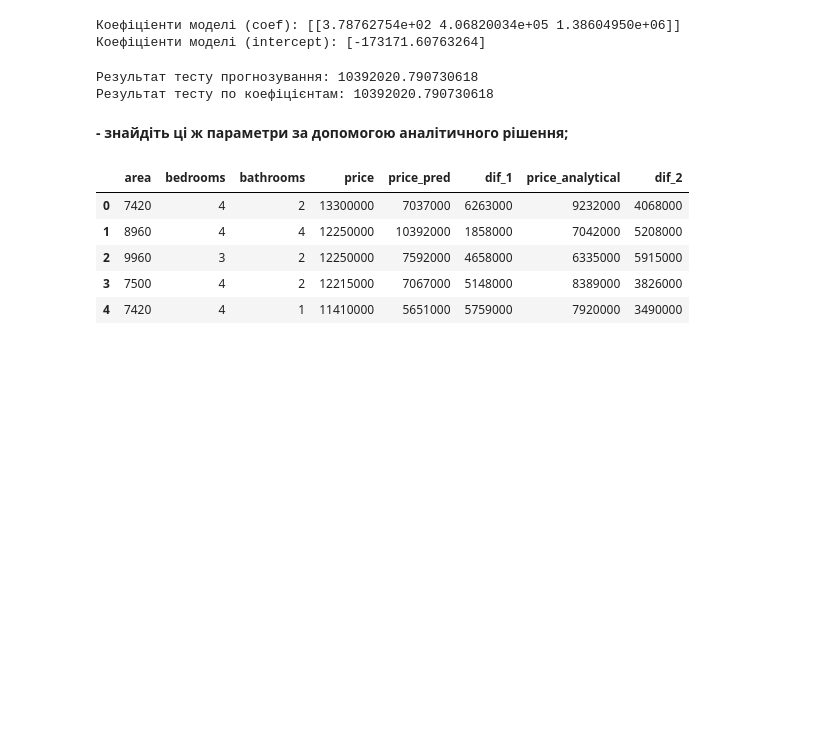
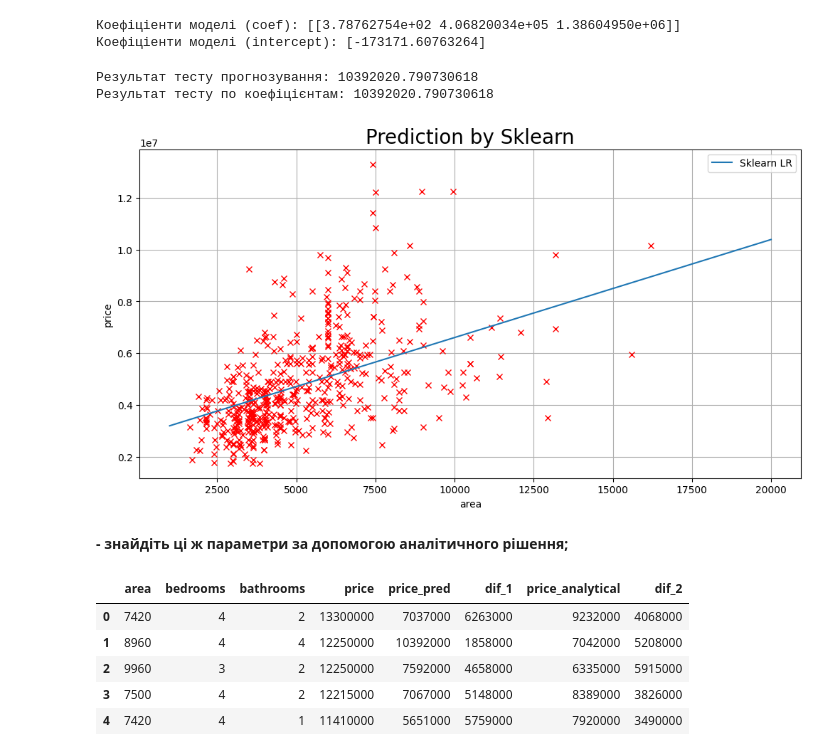
Before and after one commit to OleksiiHladkov/data_science_goit_hw, a Jupyter notebook: Hw3.ipynb, the cells around one changed output. Drawn from its saved outputs; the diff is of its cells as text; code cells hidden in the pictures; blank space fills up the shorter version.

```diff
--- a/Hw3.ipynb
+++ b/Hw3.ipynb
@@ -106,6 +106,31 @@ print(f'Результат тесту по коефіцієнтам: {b[0]}')
 # %% [output]
 Результат тесту прогнозування: 10392020.790730618
 Результат тесту по коефіцієнтам: 10392020.790730618
+# %%
+area_mean = data['area'].mean()
+bedrooms_mean = data['bedrooms'].mean()
+bathrooms_mean = data['bathrooms'].mean()
+
+def h_lin(w_0, weights, params):
+  result = []
+  x_area = params[0]
+
+  for i in x_area:
+    result.append(w_0[0] + i * weights[0][0] + params[1] * weights[0][1] + params[2] * weights[0][2])
+
+  return np.array(result)
+
+plt.figure(figsize = (12,6))
+plt.plot(data.area, data.price, 'rx')
+x = np.linspace(1000, 20000, 545)
+plt.plot(x, h_lin(model.intercept_, model.coef_, (x, bedrooms_mean, bathrooms_mean)), label = ('Sklearn LR'))
+plt.xlabel('area')
+plt.ylabel('price')
+plt.title('Prediction by Sklearn', size=20)
+plt.legend()
+plt.grid()
+# %% [output]
+[figure, added]
 # %% [markdown]
 **- знайдіть ці ж параметри за допомогою аналітичного рішення;**
 # %%
```
Also changed, not shown: parts of 2 cells of this notebook.
